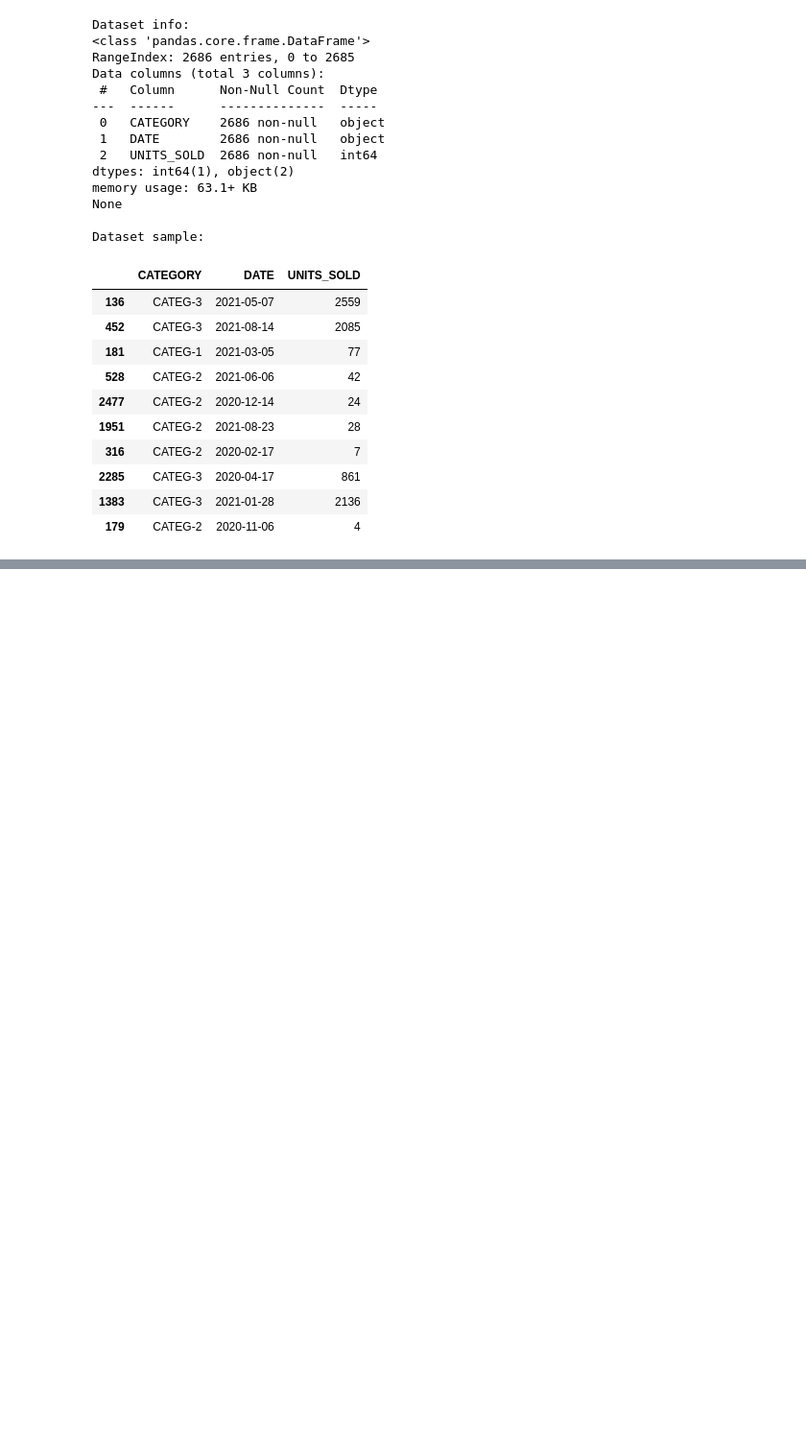
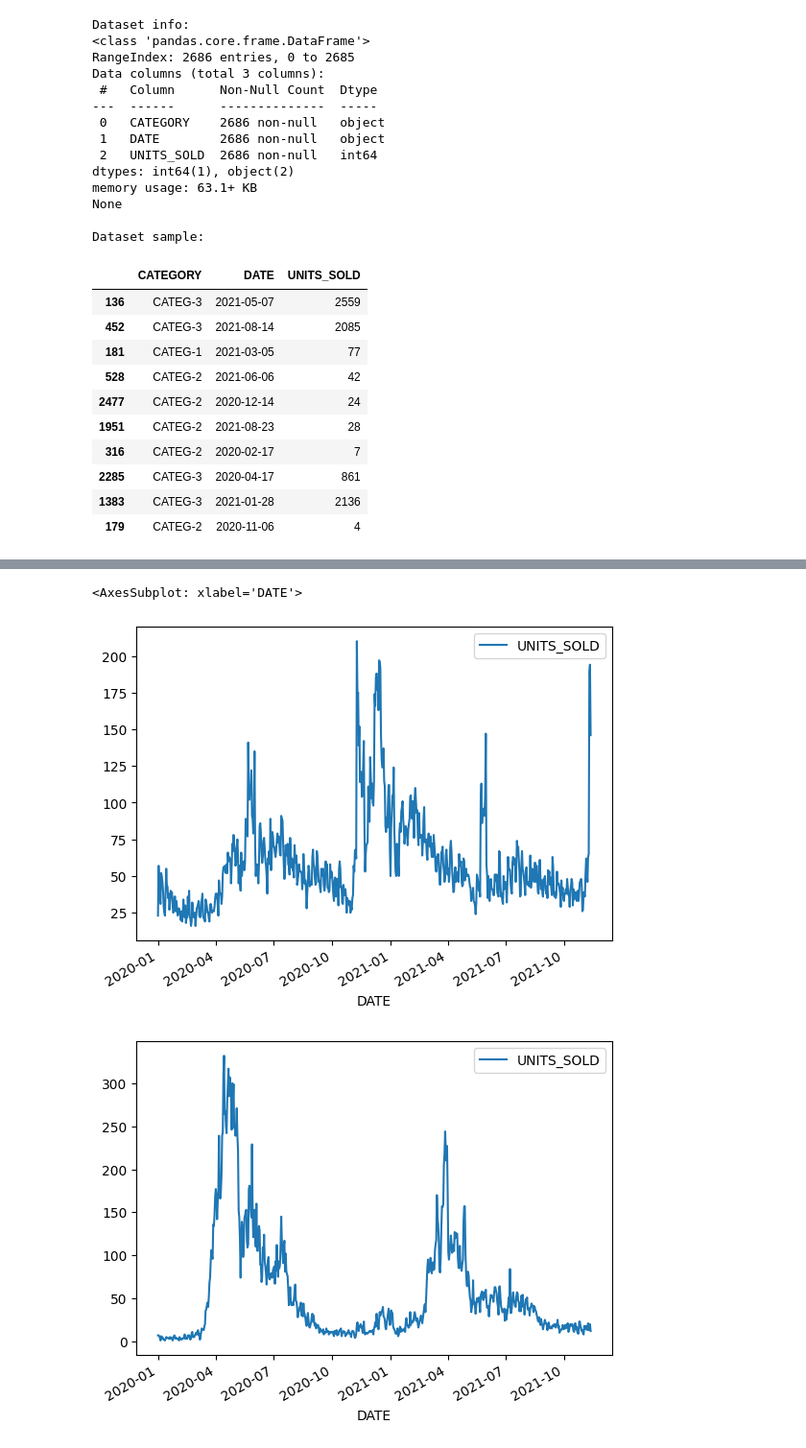
Before and after one commit to ldarre/ml_tech_challenge, a Jupyter notebook: Part-4/forecasting.ipynb, the cells around one changed output, grey strips where cells are left out. Shown at 96% size. Drawn from its saved outputs; the diff is of its cells as text; code cells hidden in the pictures; blank space fills up the shorter version.

```diff
--- a/Part-4/forecasting.ipynb
+++ b/Part-4/forecasting.ipynb
@@ -211,0 +359,10 @@ InvalidIndexError: (slice(0, 30, None), slice(None, None, None))
+# %%
+data_raw = data_raw.loc[data_raw["DATE"].dt.year > 2019]
+
+data_raw.loc[data_raw["CATEGORY"] == "CATEG-1"].plot(x="DATE", y="UNITS_SOLD")
+data_raw.loc[data_raw["CATEGORY"] == "CATEG-2"].plot(x="DATE", y="UNITS_SOLD")
+data_raw.loc[data_raw["CATEGORY"] == "CATEG-3"].plot(x="DATE", y="UNITS_SOLD")
+# %% [output]
+<AxesSubplot: xlabel='DATE'>
+[figure, added]
+[figure, added]
```
Also changed, not shown: parts of 22 cells of this notebook.
